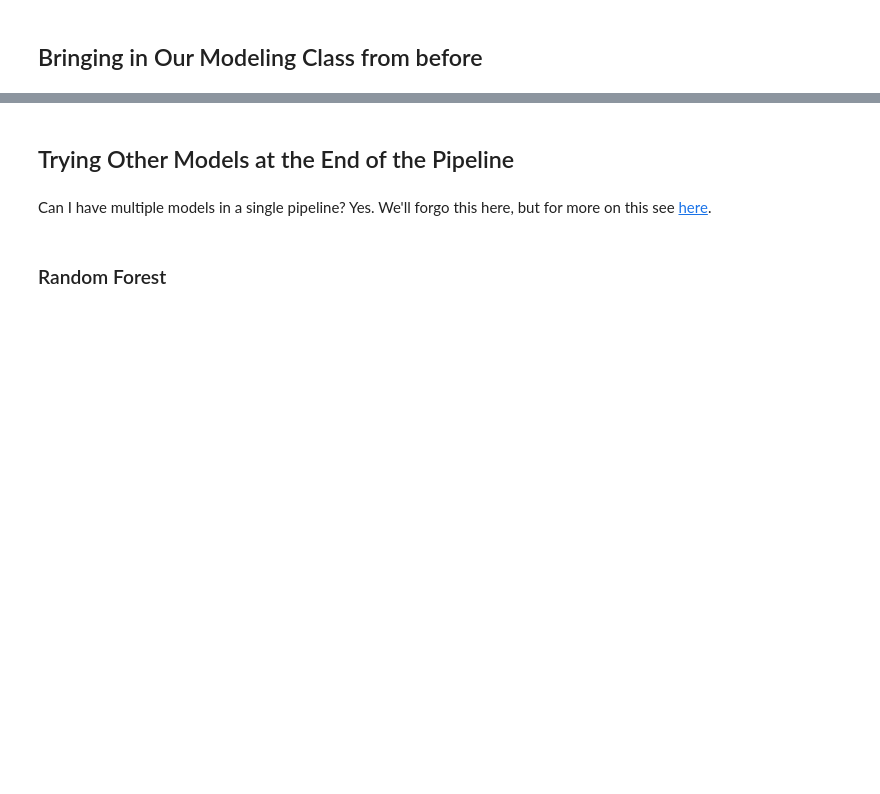
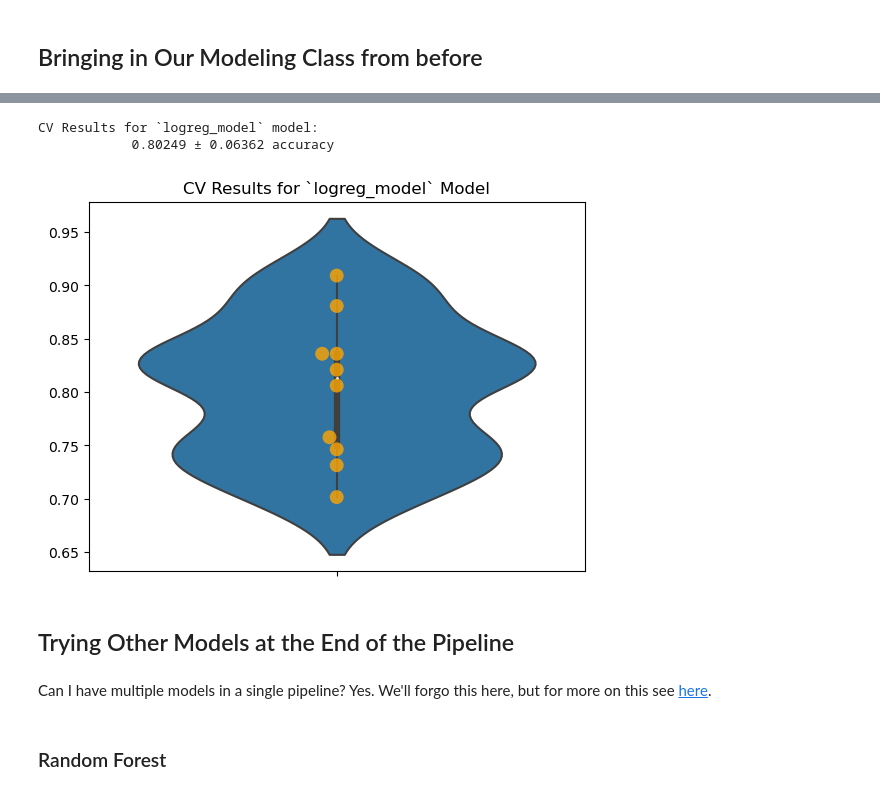
Before and after one commit to mattrubic/NTL-DS-062722, a Jupyter notebook: 3Phase/51-workflow_with_pipelines.ipynb, the cells around one changed output, grey strips where cells are left out. Saved outputs shown, nothing was run; the diff lists cells and outputs as text; code cells hidden in the pictures; blank space fills up the shorter version.

```diff
--- a/3Phase/51-workflow_with_pipelines.ipynb
+++ b/3Phase/51-workflow_with_pipelines.ipynb
@@ -67,3 +145,8 @@ X.head()
+# %%
+logreg_model_pipe = Pipeline(steps=[
+    ('ct', CT),
+    ('logreg', LogisticRegression(random_state=42))
+])
 # %% [markdown]
 ## Bringing in Our Modeling Class from before
 # %%
@@ -139,6 +234,19 @@ class ModelWithCV():
 # Create FSM (First Simple Model)
 # %%
 # Use the class with out logreg pipe
+
+logreg_pipe = ModelWithCV(logreg_model_pipe, 'logreg_model', X_train, y_train)
+# %%
+logreg_pipe.print_cv_summary()
+# %% [output]
+CV Results for `logreg_model` model:
+            0.80249 ± 0.06362 accuracy
+# %%
+fig, ax = plt.subplots()
+
+logreg_pipe.plot_cv(ax);
+# %% [output]
+[figure, added]
 # %% [markdown]
 ## Trying Other Models at the End of the Pipeline
 # %% [markdown]
```
Also changed, not shown: parts of 53 cells of this notebook.
